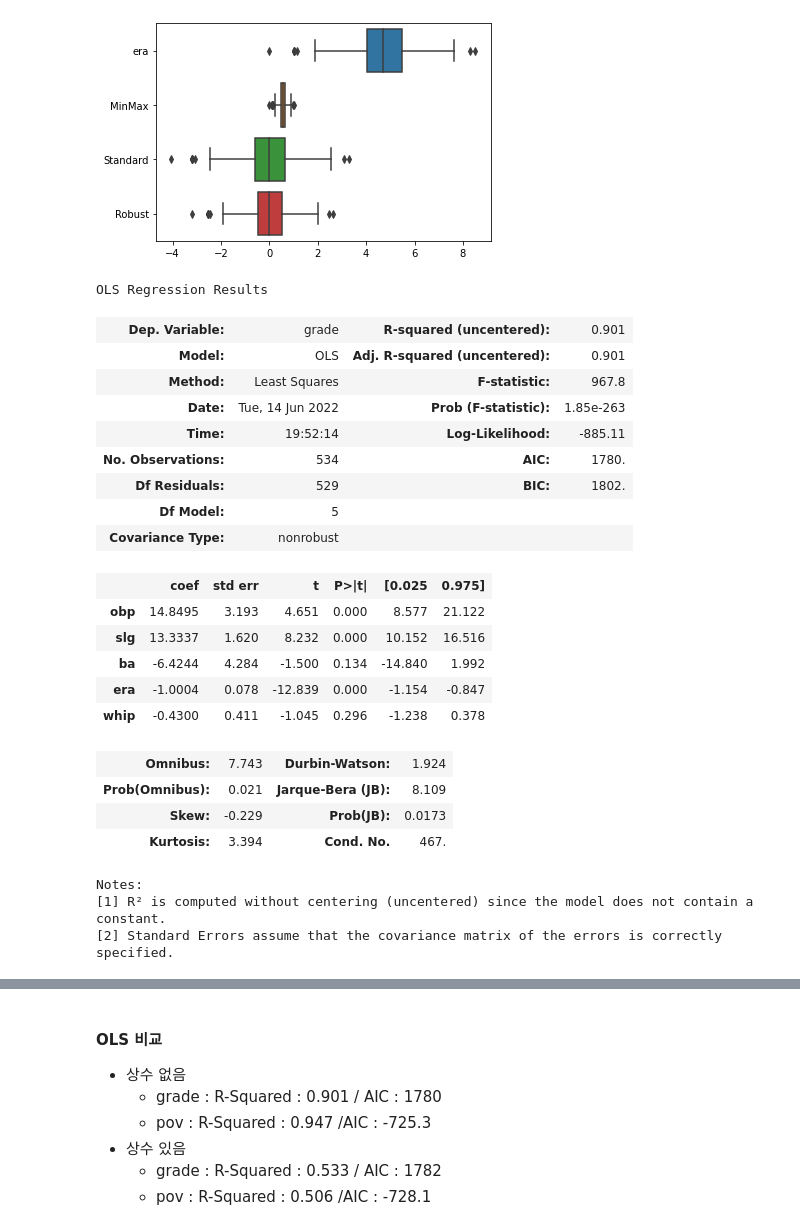
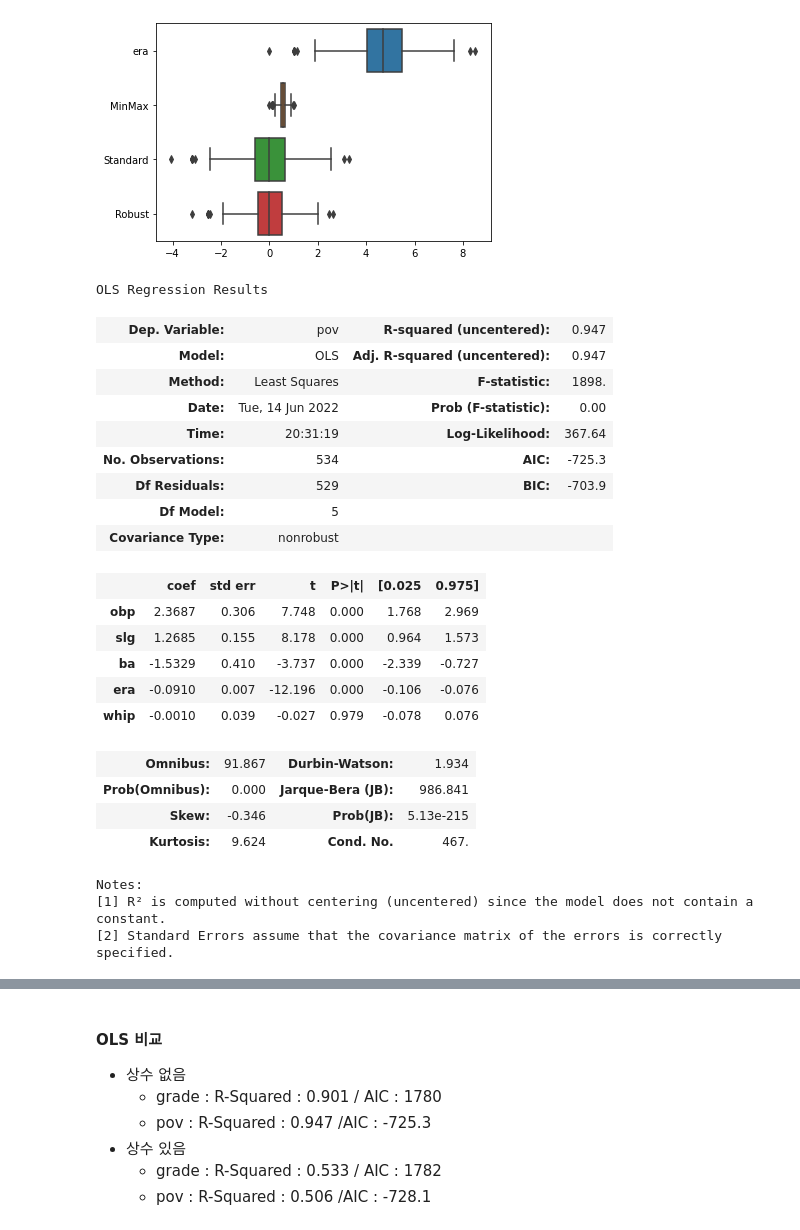
Before and after one commit to zb-dss-online-2nd/ml-repo-2, a Jupyter notebook: 01.bbproject copy 2.ipynb, the cells around one changed output, grey strips where cells are left out. Drawn from its saved outputs; the diff is of its cells as text; code cells hidden in the pictures.

```diff
--- a/01.bbproject copy 2.ipynb
+++ b/01.bbproject copy 2.ipynb
@@ -195,31 +200,31 @@ sns.boxplot(data=bb_scaler, orient='h');
 # %%
 import statsmodels.api as sm
 
 X = bb[['obp', 'slg', 'ba', 'era', 'whip']]
-y = bb['grade']
+y = bb['pov']
 lm = sm.OLS(y, X).fit()
 lm.summary()
 # %% [output]
 OLS Regression Results
-| Dep. Variable: | grade | R-squared (uncentered): | 0.901 |
-| Model: | OLS | Adj. R-squared (uncentered): | 0.901 |
-| Method: | Least Squares | F-statistic: | 967.8 |
-| Date: | Tue, 14 Jun 2022 | Prob (F-statistic): | 1.85e-263 |
-| Time: | 19:52:14 | Log-Likelihood: | -885.11 |
-| No. Observations: | 534 | AIC: | 1780. |
-| Df Residuals: | 529 | BIC: | 1802. |
+| Dep. Variable: | pov | R-squared (uncentered): | 0.947 |
+| Model: | OLS | Adj. R-squared (uncentered): | 0.947 |
+| Method: | Least Squares | F-statistic: | 1898. |
+| Date: | Tue, 14 Jun 2022 | Prob (F-statistic): | 0.00 |
+| Time: | 20:31:19 | Log-Likelihood: | 367.64 |
+| No. Observations: | 534 | AIC: | -725.3 |
+| Df Residuals: | 529 | BIC: | -703.9 |
 | Df Model: | 5 |  |  |
 | Covariance Type: | nonrobust |  |  |
 |  | coef | std err | t | P>|t| | [0.025 | 0.975] |
-| obp | 14.8495 | 3.193 | 4.651 | 0.000 | 8.577 | 21.122 |
-| slg | 13.3337 | 1.620 | 8.232 | 0.000 | 10.152 | 16.516 |
-| ba | -6.4244 | 4.284 | -1.500 | 0.134 | -14.840 | 1.992 |
-| era | -1.0004 | 0.078 | -12.839 | 0.000 | -1.154 | -0.847 |
-| whip | -0.4300 | 0.411 | -1.045 | 0.296 | -1.238 | 0.378 |
+| obp | 2.3687 | 0.306 | 7.748 | 0.000 | 1.768 | 2.969 |
+| slg | 1.2685 | 0.155 | 8.178 | 0.000 | 0.964 | 1.573 |
+| ba | -1.5329 | 0.410 | -3.737 | 0.000 | -2.339 | -0.727 |
+| era | -0.0910 | 0.007 | -12.196 | 0.000 | -0.106 | -0.076 |
+| whip | -0.0010 | 0.039 | -0.027 | 0.979 | -0.078 | 0.076 |
-| Omnibus: | 7.743 | Durbin-Watson: | 1.924 |
-| Prob(Omnibus): | 0.021 | Jarque-Bera (JB): | 8.109 |
-| Skew: | -0.229 | Prob(JB): | 0.0173 |
-| Kurtosis: | 3.394 | Cond. No. | 467. |
+| Omnibus: | 91.867 | Durbin-Watson: | 1.934 |
+| Prob(Omnibus): | 0.000 | Jarque-Bera (JB): | 986.841 |
+| Skew: | -0.346 | Prob(JB): | 5.13e-215 |
+| Kurtosis: | 9.624 | Cond. No. | 467. |
 Notes:
 [1] R² is computed without centering (uncentered) since the model does not contain a constant.
 [2] Standard Errors assume that the covariance matrix of the errors is correctly specified.
```
Also changed, not shown: parts of 30 cells of this notebook, 1 other file.
